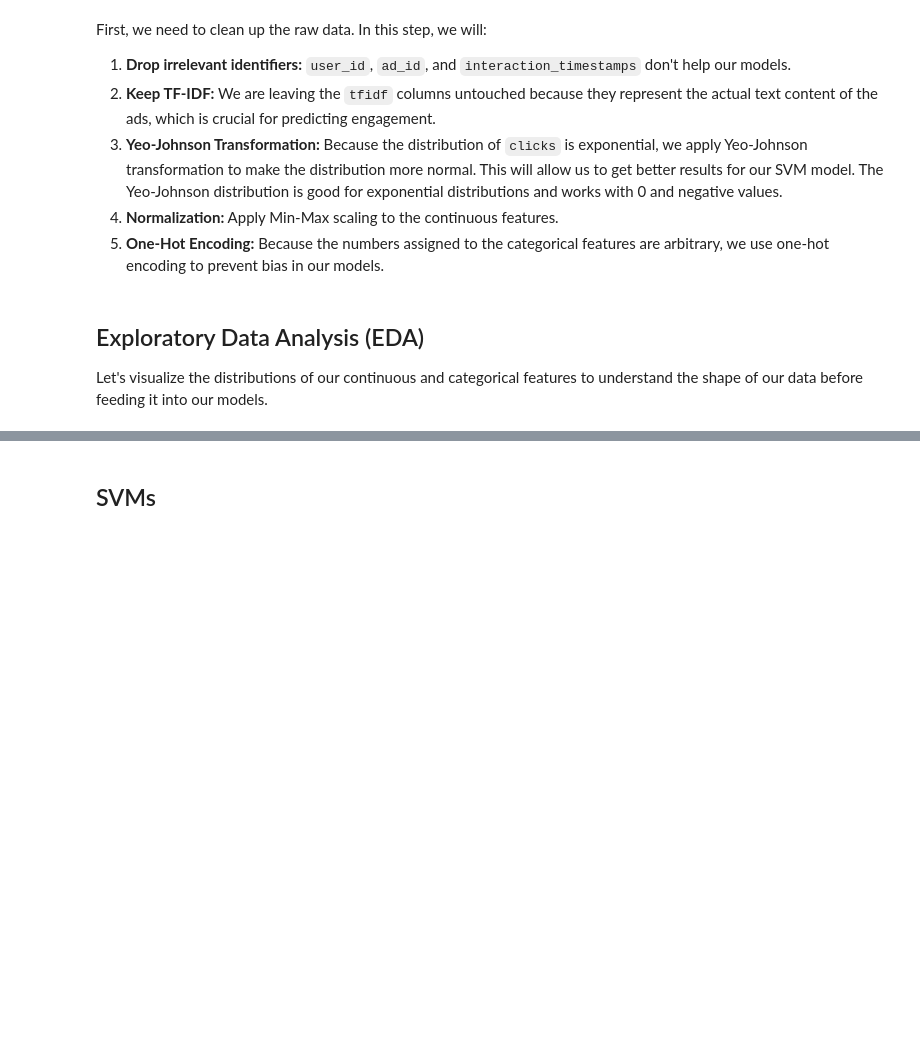
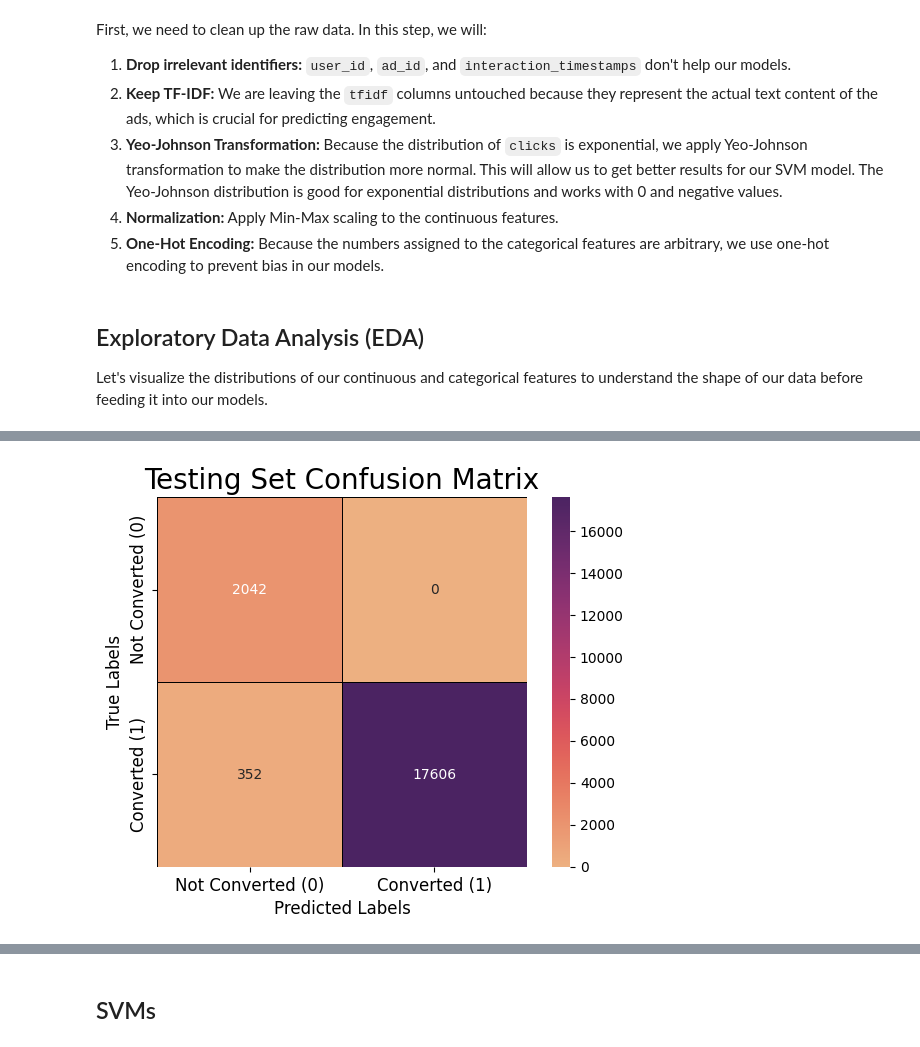
Before and after one commit to DanielDanyang/ECS171-Group10, a Jupyter notebook: final_project.ipynb, the cells around one changed output, grey strips where cells are left out. Saved outputs shown, nothing was run; the diff lists cells and outputs as text; code cells hidden in the pictures; blank space fills up the shorter version.

```diff
--- a/final_project.ipynb
+++ b/final_project.ipynb
@@ -136,0 +253,18 @@ plt.show()
+# %%
+# Train the best model found by cross-validation
+best_C      = best_row['C']
+best_solver = 'lbfgs' if best_row['Penalty'] == 'L2' else 'saga'
+best_l1r    = 0       if best_row['Penalty'] == 'L2' else 1
+
+best_model = LogisticRegression(C=best_C, l1_ratio=best_l1r, solver=best_solver,
+                                max_iter=2000, class_weight='balanced', random_state=171)
+best_model.fit(x_train, y_train)
+y_pred = best_model.predict(x_test)
+y_prob = best_model.predict_proba(x_test)[:, 1]
+
+print(f'Best Hyperparameters: Penalty={best_row["Penalty"]}, C={best_C}')
+print()
+# Display classification metrics
+class_report = classification_report(y_test, y_pred, target_names=['Not Converted (0)', 'Converted (1)'])
+print(class_report)
+print(f'ROC-AUC: {roc_auc_score(y_test, y_prob):.4f}')
@@ -136,0 +284,15 @@ plt.show()
+# %%
+# Create confusion matrix for the testing set
+matrix_labels = ['Not Converted (0)', 'Converted (1)']
+matrix = confusion_matrix(y_test, y_pred)
+ax = plt.subplot()
+sns.heatmap(matrix, annot=True, fmt='g', ax=ax, cmap='flare',
+            linewidths=0.5, linecolor='black', square=True)
+ax.set_title('Testing Set Confusion Matrix', fontsize=20)
+ax.set_xlabel('Predicted Labels', fontsize=12)
+ax.set_ylabel('True Labels', fontsize=12)
+ax.xaxis.set_ticklabels(matrix_labels, fontsize=12)
+ax.yaxis.set_ticklabels(matrix_labels, fontsize=12)
+plt.show()
+# %% [output]
+[figure, added]
```
Also changed, not shown: parts of 14 cells of this notebook.
